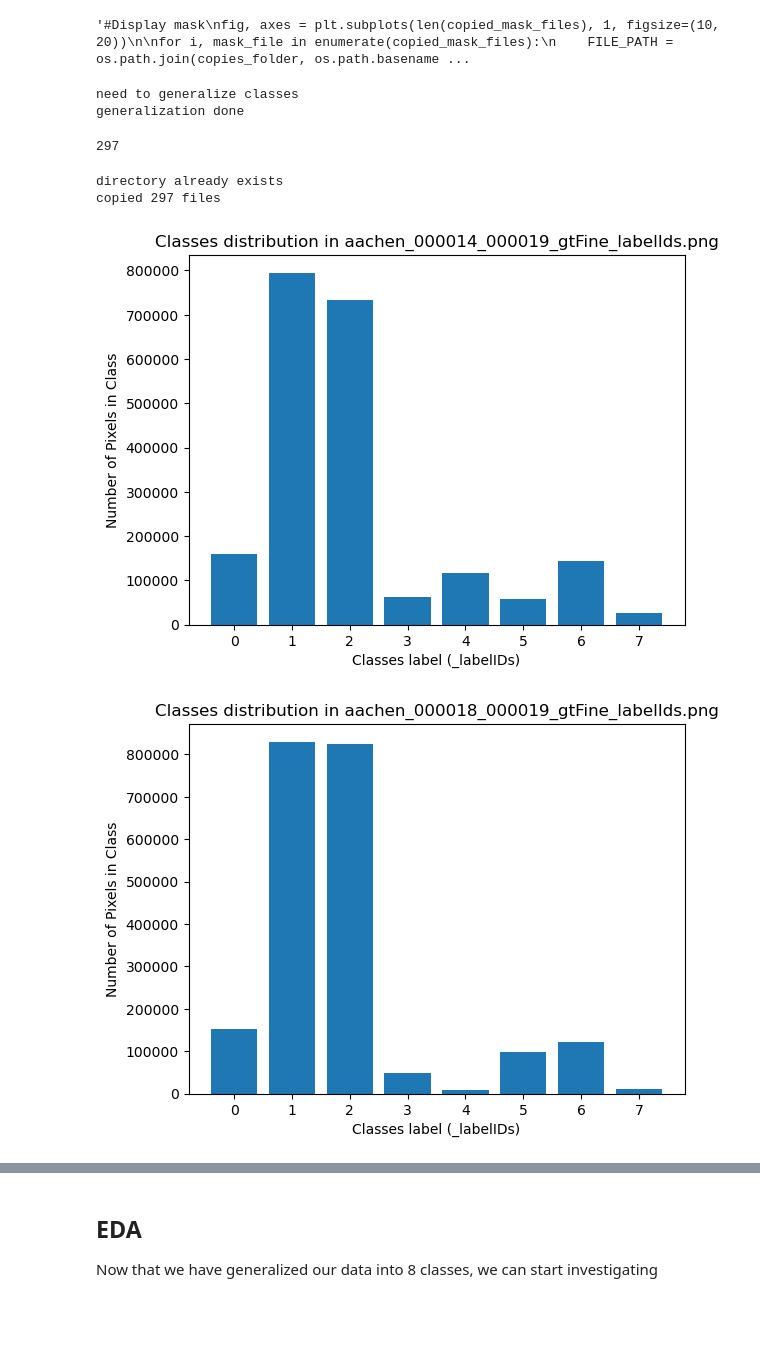
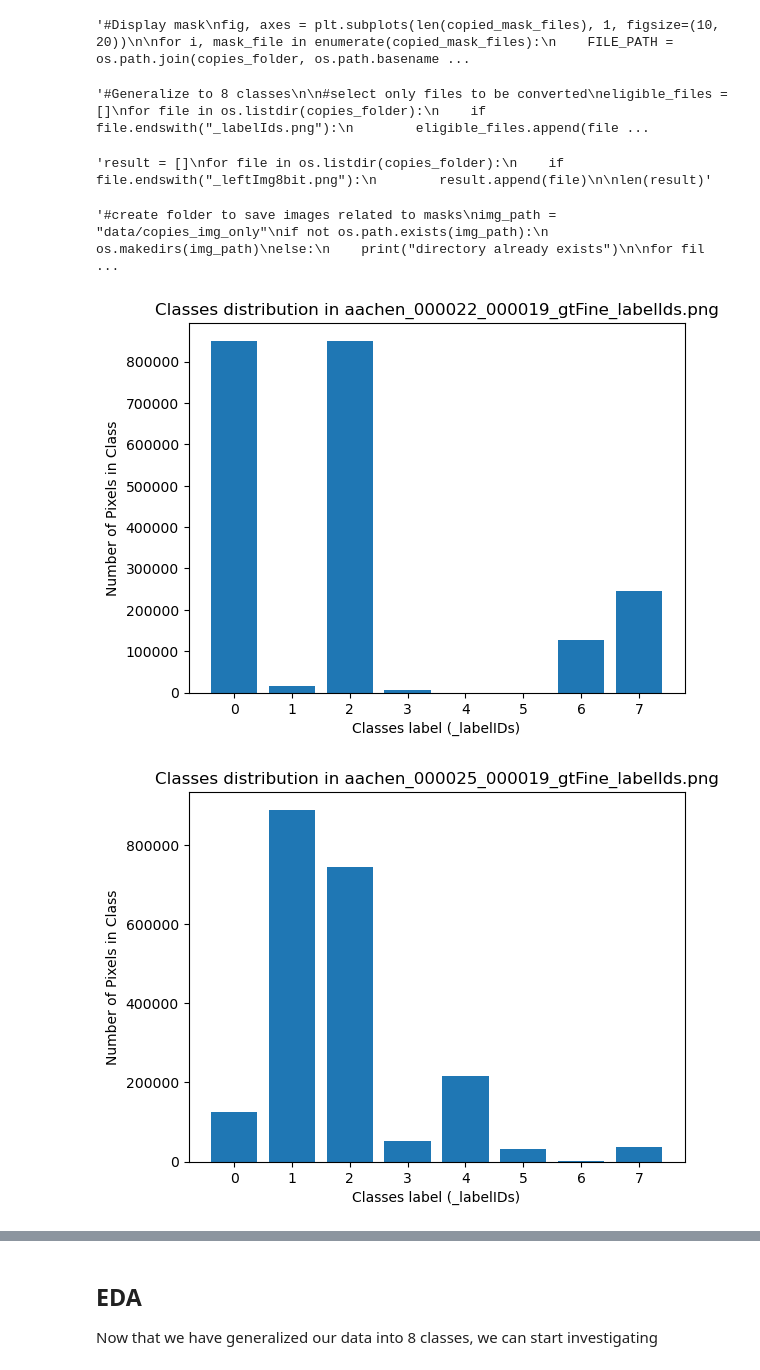
Before and after one commit to Apoxys/OCR-AIEngineer-P8, a Jupyter notebook: Exploration Notebook.ipynb, the cells around one changed output, grey strips where cells are left out. Saved outputs shown, nothing was run; the diff lists cells and outputs as text; code cells hidden in the pictures; blank space fills up the shorter version.

```diff
--- a/Exploration Notebook.ipynb
+++ b/Exploration Notebook.ipynb
@@ -395,6 +401,8 @@ else:
 '#et maintenant on copie image et labels ! je ne copie que les labelIds ??? je transforme les image en labelsIds ????\ncopies_folder = "data/copies_all"\n\n#copy everything (v2)\nif not os.path.exists ...
 # %%
 #display class distribution of a few files to ensure results
+copies_folder = "data/train/masks"
+
 copied_files = sorted(os.listdir(copies_folder))[:4]
 
 #classes counter
@@ -507,8 +515,7 @@ else:
 
 #took 120 secs"""
 # %% [output]
-need to generalize classes
-generalization done
+'#Generalize to 8 classes\n\n#select only files to be converted\neligible_files = []\nfor file in os.listdir(copies_folder):\n    if file.endswith("_labelIds.png"):\n        eligible_files.append(file ...
 # %%
 """result = []
 for file in os.listdir(copies_folder):
@@ -517,7 +524,7 @@ for file in os.listdir(copies_folder):
 
 len(result)"""
 # %% [output]
-297
+'result = []\nfor file in os.listdir(copies_folder):\n    if file.endswith("_leftImg8bit.png"):\n        result.append(file)\n\nlen(result)'
 # %%
 """#create folder to save images related to masks
 img_path = "data/copies_img_only"
@@ -535,27 +542,27 @@ for file in os.listdir(copies_folder):
 
 print("copied", len(os.listdir(img_path)) , "files")"""
 # %% [output]
-directory already exists
-copied 297 files
+'#create folder to save images related to masks\nimg_path = "data/copies_img_only"\nif not os.path.exists(img_path):\n    os.makedirs(img_path)\nelse:\n    print("directory already exists")\n\nfor fil ...
 # %%
 #checking the 4 first elements
+output_path = "data/train/gen_masks"
 generalized_mask_files = os.listdir(output_path)[:4]
 
 #Generalized classes counter
 for mask_file in generalized_mask_files:
     FILE_PATH = os.path.join(output_path, os.path.basename(mask_file))
     #print(FILE_PATH)
 
     class_counts = Counter()
 
     mask = cv2.imread(FILE_PATH, cv2.IMREAD_GRAYSCALE)
     class_counts.update(mask.flatten())
 
     plt.bar(class_counts.keys(), class_counts.values())
     plt.xlabel("Classes label (_labelIDs)")
     plt.ylabel("Number of Pixels in Class")
     plt.title(f"Classes distribution in {mask_file}")
     plt.show()
 # %% [output]
-[figure, old version]
+[figure, new version]
-[figure, old version]
+[figure, new version]
```
Also changed, not shown: parts of 88 cells of this notebook, 2 other files.
